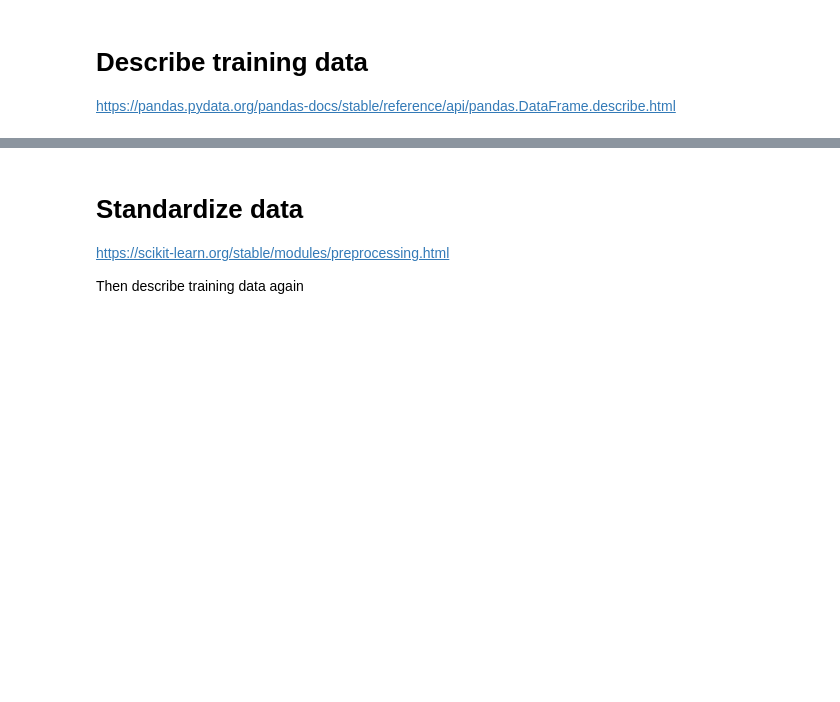
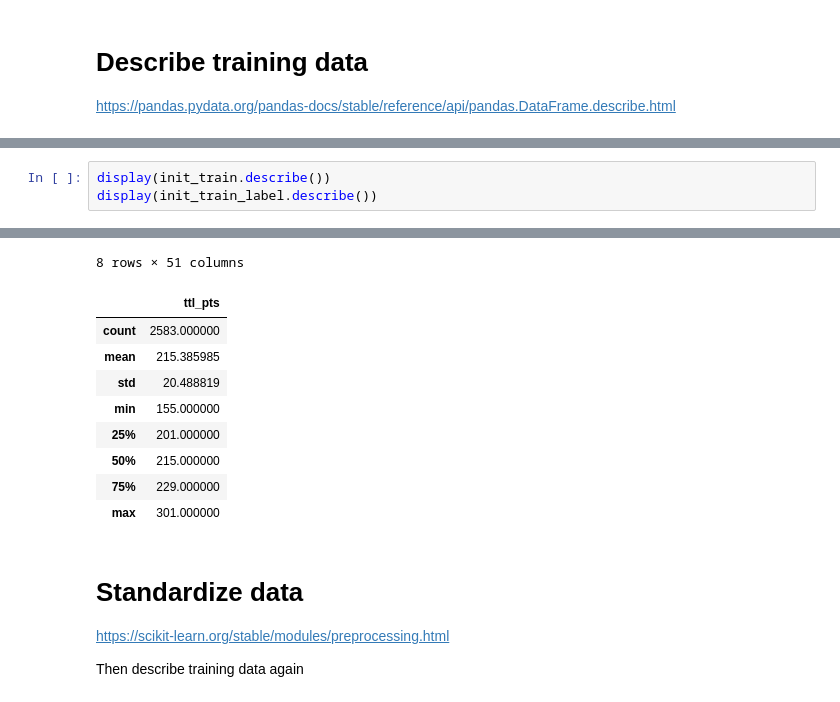
Before and after one commit to Navbryce/nba-combined-score-predictor, a Jupyter notebook: data-cleaning.ipynb, the cells around one changed output, grey strips where cells are left out. Drawn from its saved outputs; the diff is of its cells as text; blank space fills up the shorter version.

Commit message:
Added a 'description' of the training labels

```diff
--- a/data-cleaning.ipynb
+++ b/data-cleaning.ipynb
@@ -50,0 +38,4 @@ init_train.describe()
+# %%
+display(init_train.describe())
+display(init_train_label.describe())
+# %% [output]
@@ -51,3 +51,13 @@ init_train.describe()
+8 rows × 51 columns
+|  | ttl_pts |
+| count | 2583.000000 |
+| mean | 215.385985 |
+| std | 20.488819 |
+| min | 155.000000 |
+| 25% | 201.000000 |
+| 50% | 215.000000 |
+| 75% | 229.000000 |
+| max | 301.000000 |
 # %% [markdown]
 # Standardize data
 https://scikit-learn.org/stable/modules/preprocessing.html
```
Also changed, not shown: parts of 2 cells of this notebook.
